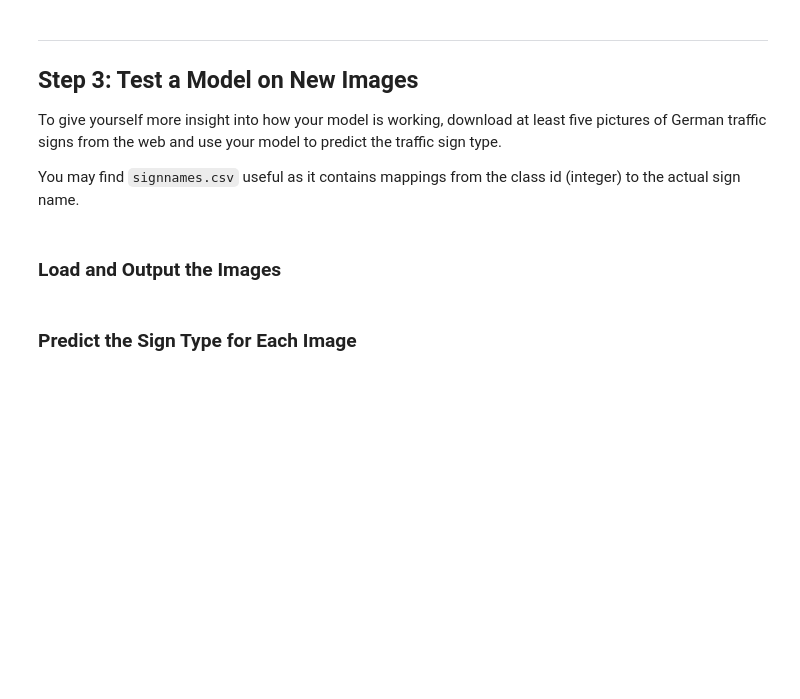
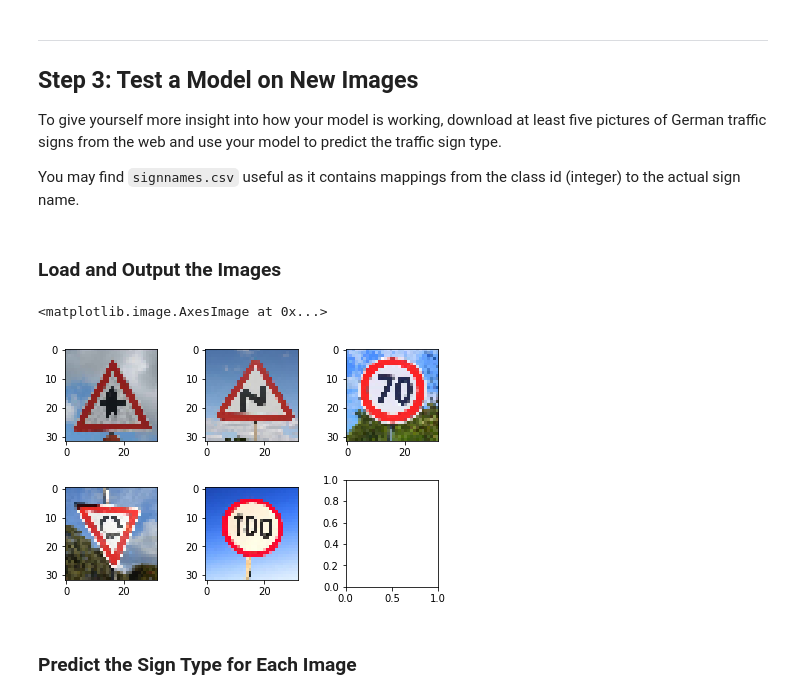
Before and after one commit to weihunko/CarND-Traffic-Sign-Classifier-Project, a Jupyter notebook: Traffic_Sign_Classifier.ipynb, the cells around one changed output. Cells and saved outputs as stored; diff of their text form; code cells hidden in the pictures; blank space fills up the shorter version.

```diff
--- a/Traffic_Sign_Classifier.ipynb
+++ b/Traffic_Sign_Classifier.ipynb
@@ -185,8 +231,18 @@ Other pre-processing steps are optional. You can try different techniques to see
 
 Use the code cell (or multiple code cells, if necessary) to implement the first step of your project.
 # %%
-import cv2
+
 def grayscale(img):
     # convert rgb image to grayscale
     temp_2d = cv2.cvtColor(img, cv2.COLOR_RGB2GRAY)
     return temp_2d[:, :, np.newaxis]
+
+def preprocessing(X_data, n_data):
+    X_data_gray = []
+    for i in range(n_data):
+        X_data_gray.append(grayscale(X_data[i]))
+    X_data = np.float32(X_data_gray)
+    for i in range(n_data):
+        X_data[i] = (X_data[i] - 128) / 128
+
+    return X_data
@@ -239 +249,8 @@ for i in range(n_validation):
+# %%
+## Preprocessing the dataset
+## normalization
+
+X_train = preprocessing(X_train, n_train)
+X_valid = preprocessing(X_valid, n_validation)
+X_test = preprocessing(X_test, n_test)
 # %%
@@ -335,8 +352,8 @@ sets imply underfitting. A high accuracy on the training set but low accuracy on
 ### Feel free to use as many code cells as needed.
 import tensorflow as tf
 
-EPOCHS = 12
-BATCH_SIZE = 128
+EPOCHS = 15
+BATCH_SIZE = 100
 # %%
 x = tf.placeholder(tf.float32, (None, 32, 32, 1))
 y = tf.placeholder(tf.int32, (None))
@@ -432,3 +446,25 @@ You may find `signnames.csv` useful as it contains mappings from the class id (i
+# %%
+### Load the images and plot them here.
+### Feel free to use as many code cells as needed.
+test_img = []
+def image_resize(img, width, height):
+    return cv2.resize(img, (width, height), interpolation = cv2.INTER_CUBIC)
+
+for i in range(6):
+    file_name = "test_images/image" + str(i+1) + ".jpg"
+    test_img.append(image_resize(cv2.imread(file_name), 32, 32))
+
+f, axes = plt.subplots(2, 3)
+f.tight_layout()
+axes[0, 0].imshow(cv2.cvtColor(test_img[0], cv2.COLOR_BGR2RGB))
+axes[0, 1].imshow(cv2.cvtColor(test_img[1], cv2.COLOR_BGR2RGB))
+axes[0, 2].imshow(cv2.cvtColor(test_img[2], cv2.COLOR_BGR2RGB))
+axes[1, 0].imshow(cv2.cvtColor(test_img[3], cv2.COLOR_BGR2RGB))
+axes[1, 1].imshow(cv2.cvtColor(test_img[4], cv2.COLOR_BGR2RGB))
+axes[1, 2].imshow(cv2.cvtColor(test_img[5], cv2.COLOR_BGR2RGB))
+# %% [output]
+<matplotlib.image.AxesImage at 0x...>
+[figure, added]
 # %% [markdown]
 ### Predict the Sign Type for Each Image
 # %%
```
Also changed, not shown: parts of 11 cells of this notebook, 21 other files.
